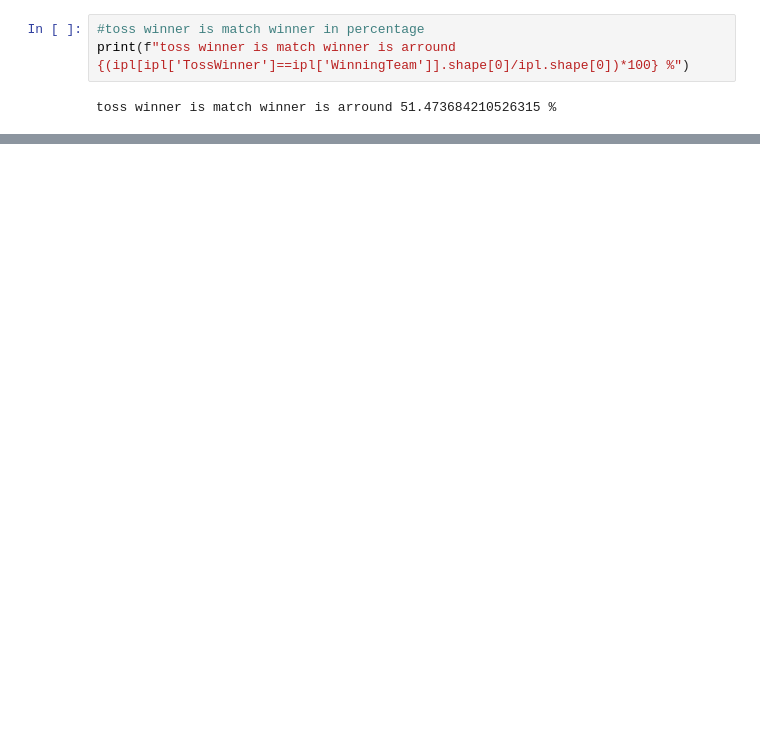
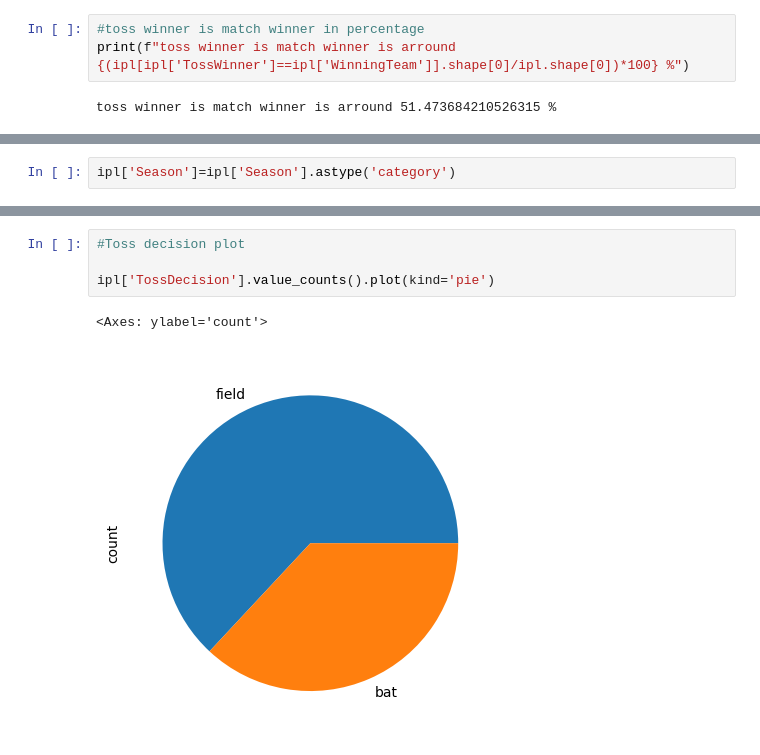
Before and after one commit to Jitudebnath/python, a Jupyter notebook: PANDAS/PandasNotebook.ipynb, the cells around one changed output, grey strips where cells are left out. Saved outputs shown, nothing was run; the diff lists cells and outputs as text; blank space fills up the shorter version.

```diff
--- a/PANDAS/PandasNotebook.ipynb
+++ b/PANDAS/PandasNotebook.ipynb
@@ -1307,0 +1387,2 @@ movies[(movies['imdb_rating']>8) & (movies['imdb_votes']>10000)]
+# %%
+ipl['Season']=ipl['Season'].astype('category')
@@ -1307,0 +1456,7 @@ movies[(movies['imdb_rating']>8) & (movies['imdb_votes']>10000)]
+# %%
+#Toss decision plot
+
+ipl['TossDecision'].value_counts().plot(kind='pie')
+# %% [output]
+<Axes: ylabel='count'>
+[figure, added]
```
Also changed, not shown: parts of 56 cells of this notebook, 2 other files.
